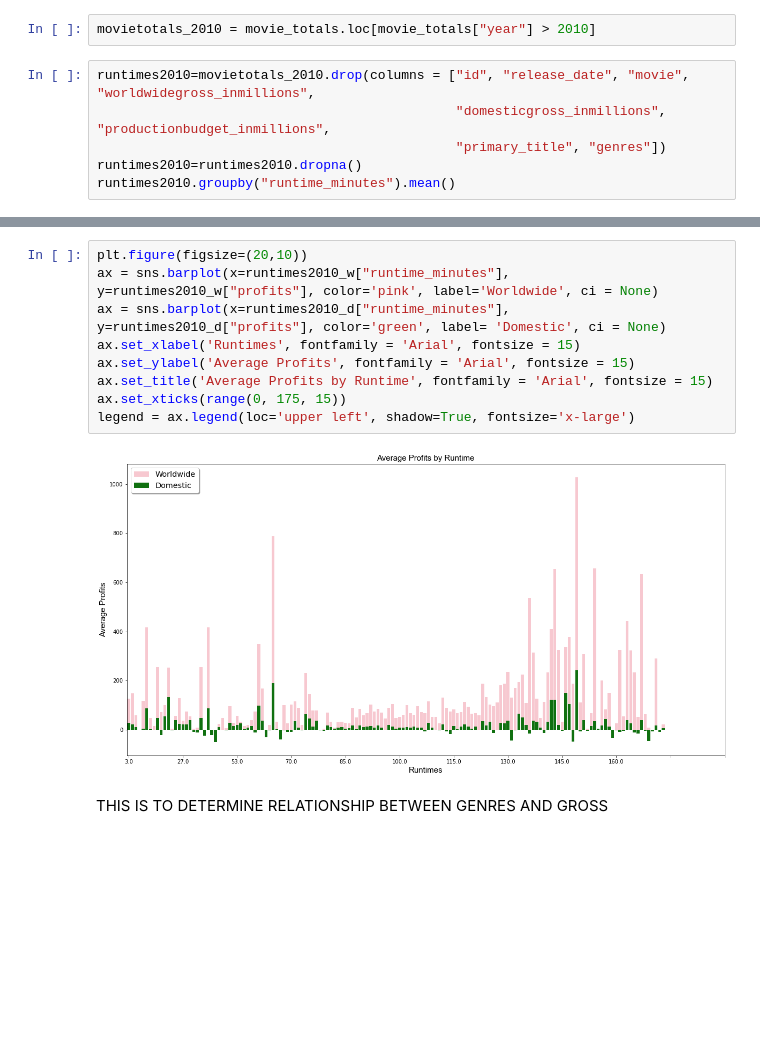
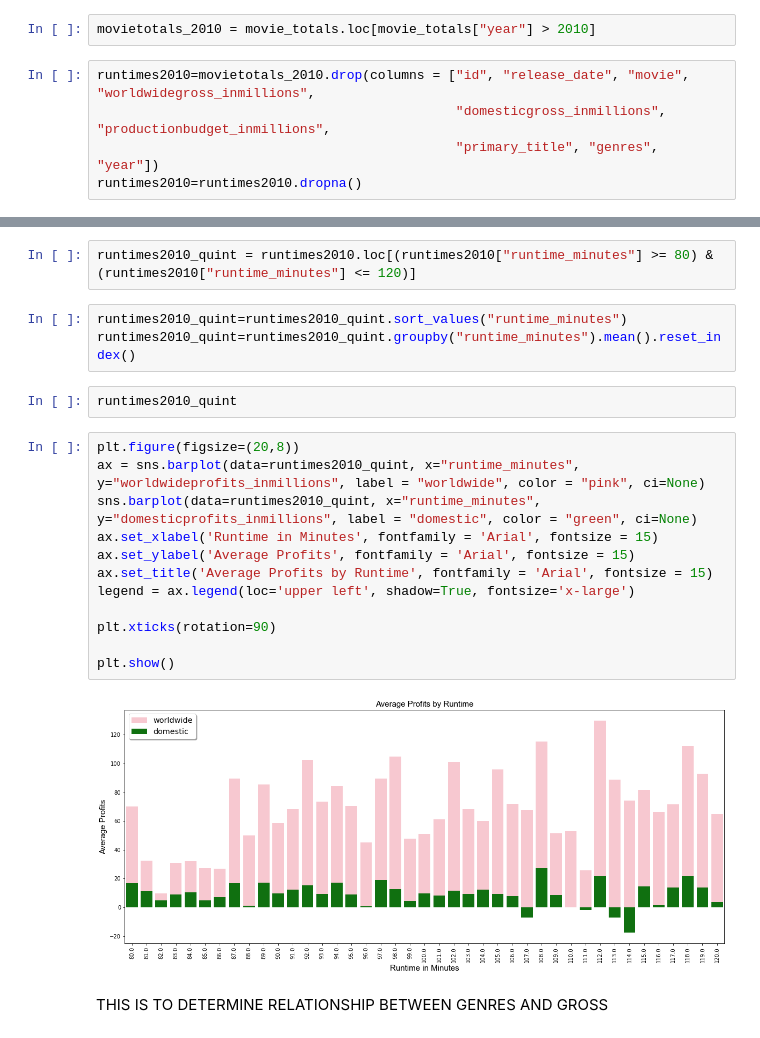
Before and after one commit to npagrawal/dsc-phase-1-project-v2-4, a Jupyter notebook: Phase1 Project Scratch.ipynb, the cells around one changed output, grey strips where cells are left out. Drawn from its saved outputs; the diff is of its cells as text; blank space fills up the shorter version.

```diff
--- a/Phase1 Project Scratch.ipynb
+++ b/Phase1 Project Scratch.ipynb
@@ -279,6 +279,5 @@ movietotals_2010 = movie_totals.loc[movie_totals["year"] > 2010]
 # %%
 runtimes2010=movietotals_2010.drop(columns = ["id", "release_date", "movie", "worldwidegross_inmillions",
                                               "domesticgross_inmillions", "productionbudget_inmillions",
-                                              "primary_title", "genres"])
+                                              "primary_title", "genres", "year"])
 runtimes2010=runtimes2010.dropna()
-runtimes2010.groupby("runtime_minutes").mean()
@@ -310,14 +296,24 @@ runtimes2010_w = runtimes2010_w.drop(columns="worldwideprofits_inmillions")
+# %%
+runtimes2010_quint = runtimes2010.loc[(runtimes2010["runtime_minutes"] >= 80) & (runtimes2010["runtime_minutes"] <= 120)]
+# %%
+runtimes2010_quint=runtimes2010_quint.sort_values("runtime_minutes")
+runtimes2010_quint=runtimes2010_quint.groupby("runtime_minutes").mean().reset_index()
+# %%
+runtimes2010_quint
 # %%
-plt.figure(figsize=(20,10))
-ax = sns.barplot(x=runtimes2010_w["runtime_minutes"], y=runtimes2010_w["profits"], color='pink', label='Worldwide', ci = None)
-ax = sns.barplot(x=runtimes2010_d["runtime_minutes"], y=runtimes2010_d["profits"], color='green', label= 'Domestic', ci = None)
-ax.set_xlabel('Runtimes', fontfamily = 'Arial', fontsize = 15)
+plt.figure(figsize=(20,8))
+ax = sns.barplot(data=runtimes2010_quint, x="runtime_minutes", y="worldwideprofits_inmillions", label = "worldwide", color = "pink", ci=None)
+sns.barplot(data=runtimes2010_quint, x="runtime_minutes", y="domesticprofits_inmillions", label = "domestic", color = "green", ci=None)
+ax.set_xlabel('Runtime in Minutes', fontfamily = 'Arial', fontsize = 15)
 ax.set_ylabel('Average Profits', fontfamily = 'Arial', fontsize = 15)
 ax.set_title('Average Profits by Runtime', fontfamily = 'Arial', fontsize = 15)
-ax.set_xticks(range(0, 175, 15))
 legend = ax.legend(loc='upper left', shadow=True, fontsize='x-large')
+
+plt.xticks(rotation=90)
+
+plt.show()
 # %% [output]
-[figure, old version]
+[figure, new version]
 # %% [markdown]
 THIS IS TO DETERMINE RELATIONSHIP BETWEEN GENRES AND GROSS
 # %%
```
Also changed, not shown: parts of 46 cells of this notebook, 3 other files.
